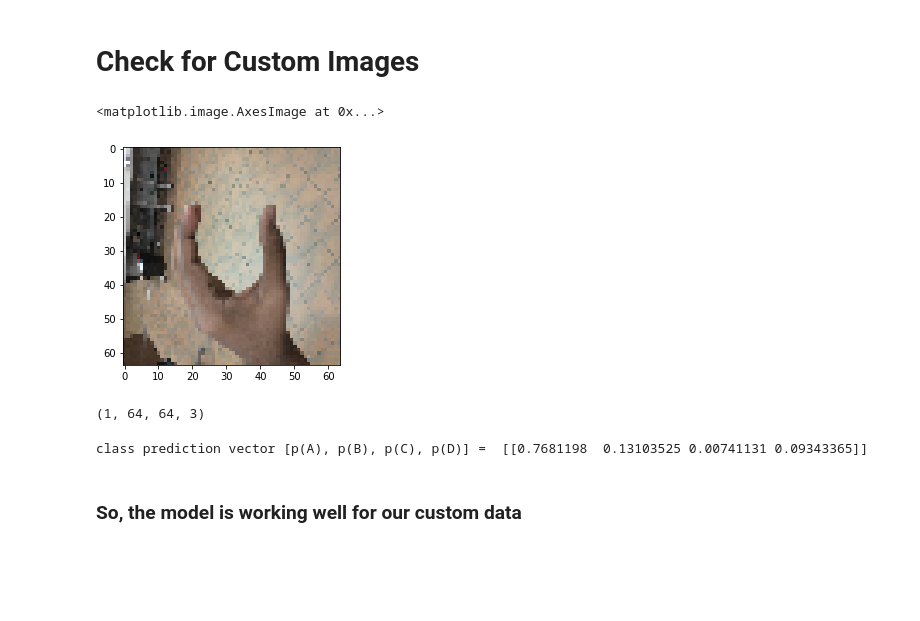
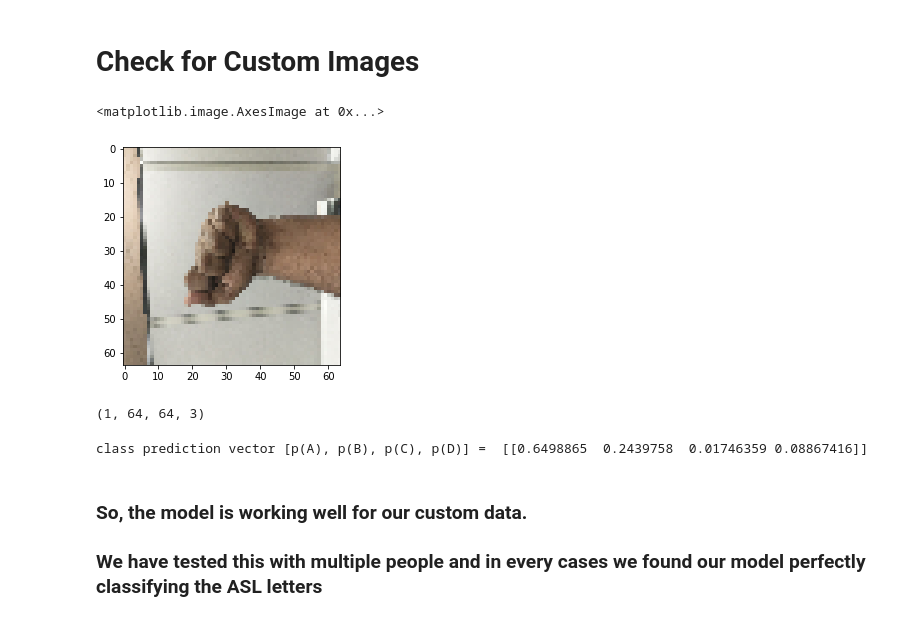
Before and after one commit to Paul1086/ASL-Recognition-with-Classic-CNNs-and-Deep-CNN, a Jupyter notebook: ASL_Detection_with_ResNet50_Model.ipynb, the cells around one changed output. Cells and saved outputs as stored; diff of their text form; code cells hidden in the pictures; blank space fills up the shorter version.

```diff
--- a/ASL_Detection_with_ResNet50_Model.ipynb
+++ b/ASL_Detection_with_ResNet50_Model.ipynb
@@ -294,12 +294,12 @@ Test Accuracy = 1.0
 # %% [markdown]
 # Check for Custom Images
 # %%
-img_path = "E:/own image data/mydata1.jpg"
+img_path = "E:/own image data/mydata2.jpg"
 img = image.load_img(img_path, target_size=(64, 64))
 plt.imshow(img)
 # %% [output]
 <matplotlib.image.AxesImage at 0x...>
-[figure, old version]
+[figure, new version]
 # %%
 data = np.asarray(img)
 data = np.expand_dims(data, axis=0)
@@ -309,6 +309,7 @@ data.shape
 # %%
 print("class prediction vector [p(A), p(B), p(C), p(D)] = ", model.predict(data))
 # %% [output]
-class prediction vector [p(A), p(B), p(C), p(D)] =  [[0.7681198  0.13103525 0.00741131 0.09343365]]
+class prediction vector [p(A), p(B), p(C), p(D)] =  [[0.6498865  0.2439758  0.01746359 0.08867416]]
 # %% [markdown]
-### So, the model is working well for our custom data
+### So, the model is working well for our custom data.
+### We have tested this with multiple people and in every cases we found our model perfectly classifying the ASL letters
```
